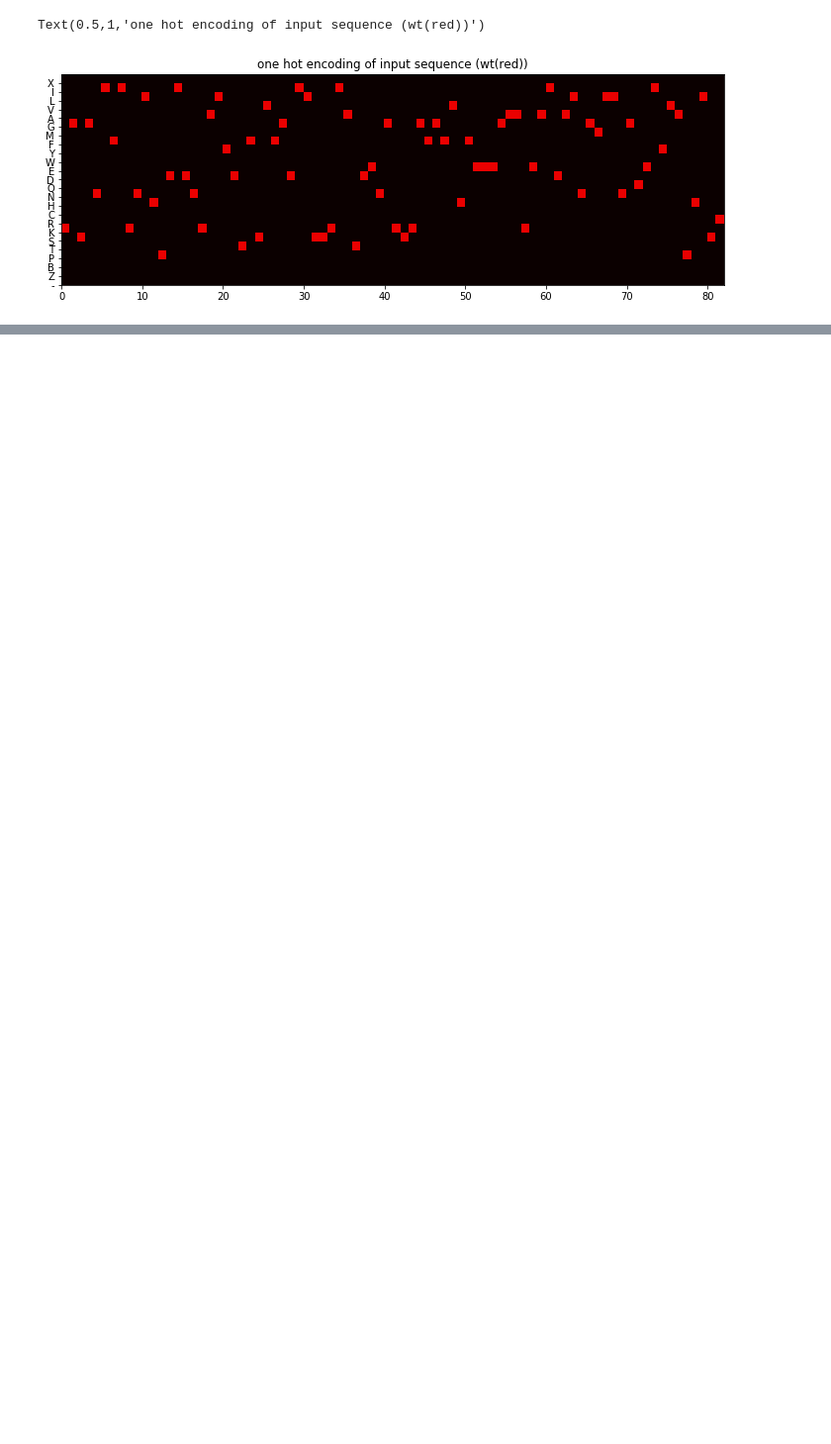
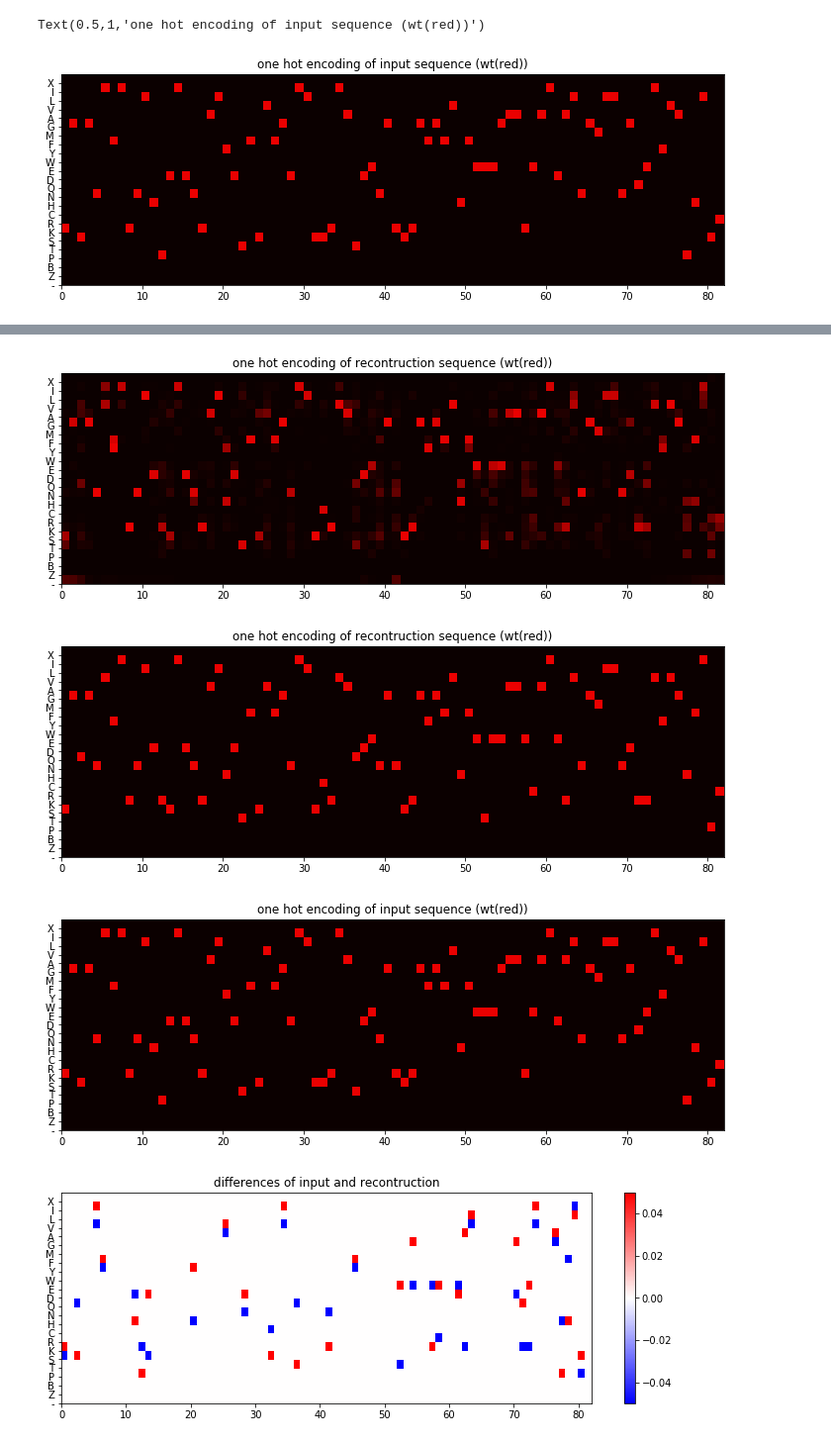
Before and after one commit to rockey1006/Variational-Autoencoders, a Jupyter notebook: recontruction.ipynb, the cells around one changed output, grey strips where cells are left out. Shown: that part at 99% size. Saved outputs shown, nothing was run; the diff lists cells and outputs as text; code cells hidden in the pictures; blank space fills up the shorter version.

```diff
--- a/recontruction.ipynb
+++ b/recontruction.ipynb
@@ -323,0 +421,65 @@ Text(0.5,1,'one hot encoding of recontruction sequence (wt(red))')
+# %%
+x_decoded=vae.predict(test_data_plus[0:200],batch_size=batch_size)
+digit_wt = x_decoded[0].reshape(digit_size,sequence_size)#24*82
+fig = plt.figure(figsize=(12,18))
+
+fig.add_subplot(411)
+
+plt.pcolor(digit_wt.reshape(digit_size,sequence_size),cmap="hot",vmin=0,vmax=3)
+
+plt.xlim(0,82);
+plt.ylim(0,24);
+plt.yticks(range(24),ORDER_LIST)
+
+plt.title("one hot encoding of recontruction sequence (wt(red))")
+
+import numpy as np
+
+max = np.max(digit_wt,axis=0)
+for i in range(82):
+    for j in range(24):
+        if (max[i]>digit_wt[j,i]):
+            digit_wt [j,i] = 0
+        else:
+            digit_wt [j,i] = 1
+#print(digit_wt)
+fig = plt.figure(figsize=(12,18))
+
+fig.add_subplot(412)
+
+plt.pcolor(digit_wt.reshape(digit_size,sequence_size),cmap="hot",vmin=0,vmax=3)
+
+plt.xlim(0,82);
+plt.ylim(0,24);
+plt.yticks(range(24),ORDER_LIST)
+
+plt.title("one hot encoding of recontruction sequence (wt(red))")
+
+fig = plt.figure(figsize=(12,18))
+
+fig.add_subplot(411)
+
+plt.pcolor(test_data_plus[0].reshape(digit_size,sequence_size),cmap="hot",vmin=0,vmax=3)
+
+plt.xlim(0,82);
+plt.ylim(0,24);
+plt.yticks(range(24),ORDER_LIST)
+
+plt.title("one hot encoding of input sequence (wt(red))")
+
+
+fig = plt.figure(figsize=(12,18))
+
+fig.add_subplot(413)
+plt.pcolor(test_data_plus[0].reshape(digit_size,sequence_size)-digit_wt,cmap="bwr",vmin=-0.05,vmax=0.05)
+plt.colorbar()
+plt.xlim(0,82);
+plt.ylim(0,24);
+plt.yticks(range(24),ORDER_LIST)
+
+plt.title("differences of input and recontruction");
+# %% [output]
+[figure, added]
+[figure, added]
+[figure, added]
+[figure, added]
```
Also changed, not shown: parts of 8 cells of this notebook.
